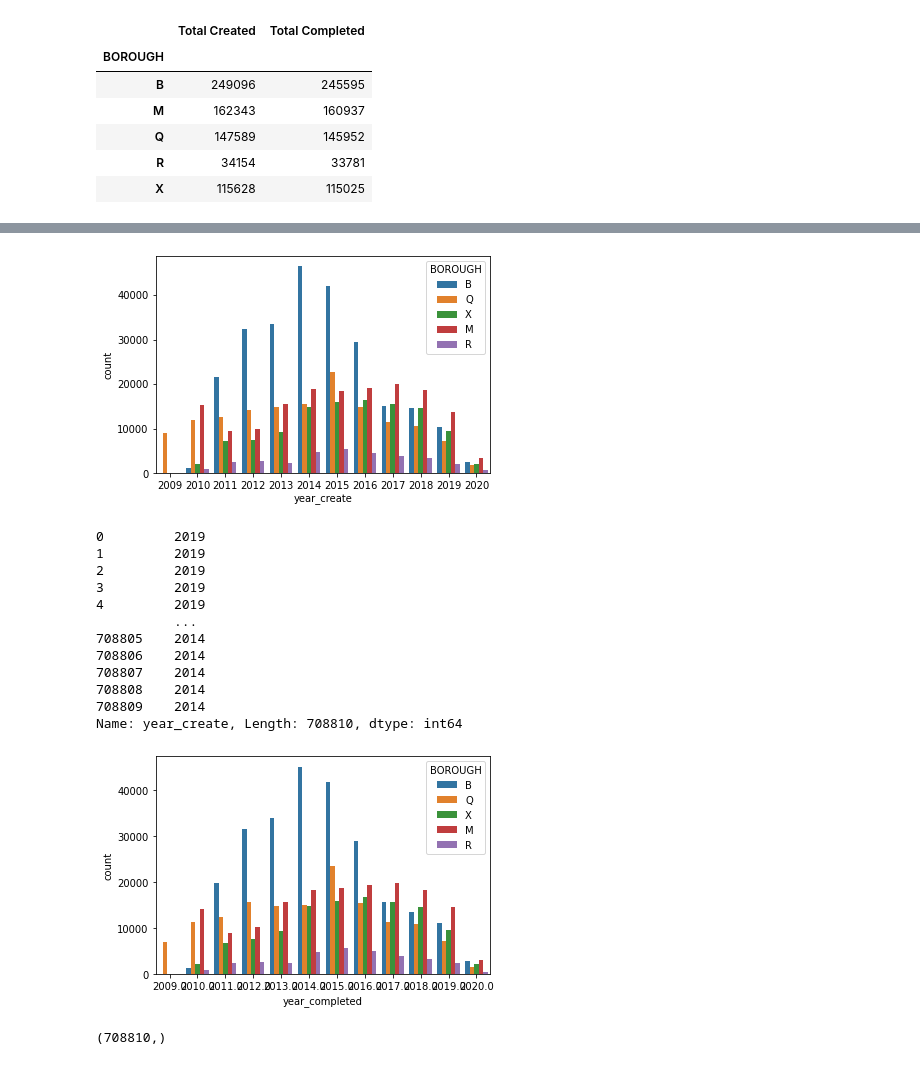
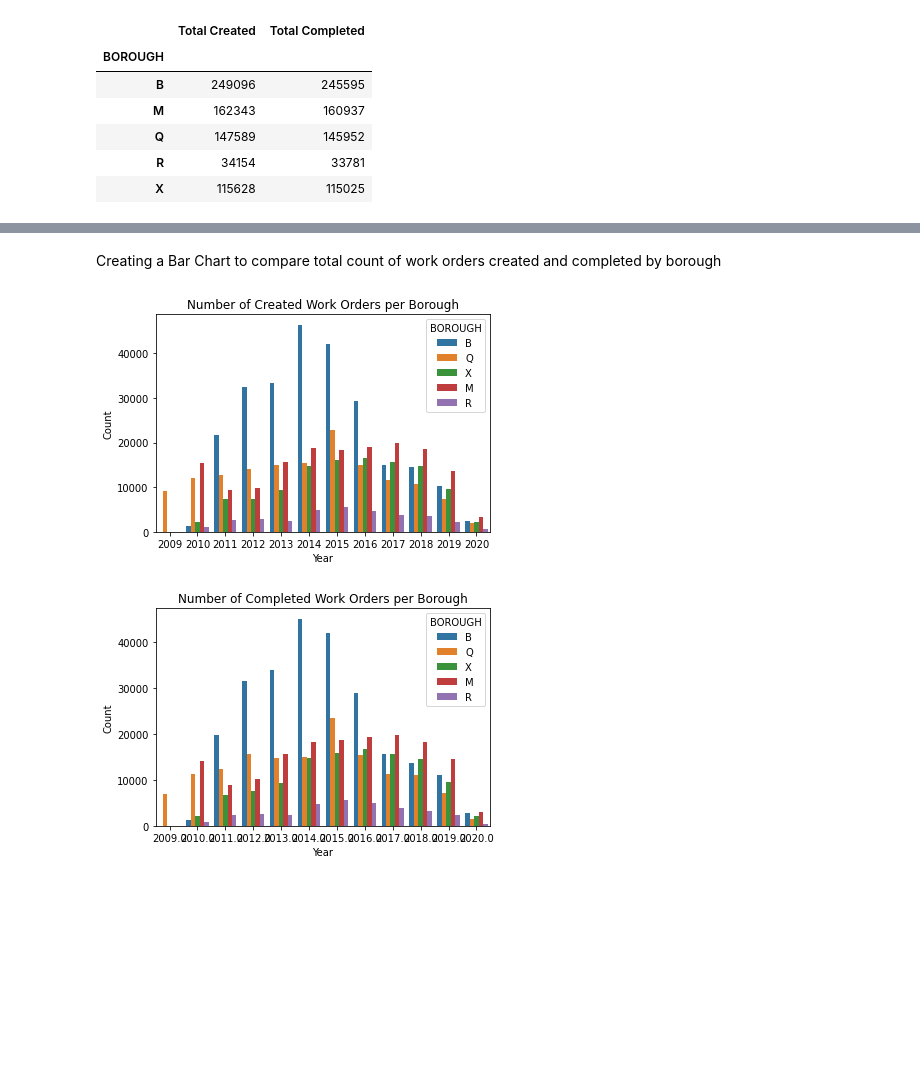
Before and after one commit to RitaRitaIsOOO/Parks_WO_Analysis, a Jupyter notebook: parks_wo.ipynb, the cells around one changed output, grey strips where cells are left out. Cells and saved outputs as stored; diff of their text form; code cells hidden in the pictures; blank space fills up the shorter version.

```diff
--- a/parks_wo.ipynb
+++ b/parks_wo.ipynb
@@ -346,27 +346,18 @@ boro.head()
+# %% [markdown]
+Creating a Bar Chart to compare total count of work orders created and completed by borough
 # %%
 ax = sns.countplot(x="year_create", hue="BOROUGH", data=dpr_wo_final)
+plt.title('Number of Created Work Orders per Borough')
+plt.ylabel('Count')
+plt.xlabel('Year')
+plt.show()
 # %% [output]
-[figure, old version]
+[figure, new version]
-# %%
-dpr_wo_final['year_create'].dropna()
-# %% [output]
-0         2019
-1         2019
-2         2019
-3         2019
-4         2019
-          ...
-708805    2014
-708806    2014
-708807    2014
-708808    2014
-708809    2014
-Name: year_create, Length: 708810, dtype: int64
 # %%
 ax = sns.countplot(x=dpr_wo_final['year_completed'].dropna(), hue=dpr_wo_final['BOROUGH'])
+plt.title('Number of Completed Work Orders per Borough')
+plt.ylabel('Count')
+plt.xlabel('Year')
+plt.show()
 # %% [output]
-[figure, old version]
+[figure, new version]
-# %%
-dpr_wo_final['year_completed'].shape
-# %% [output]
-(708810,)
```
Also changed, not shown: parts of 23 cells of this notebook.
